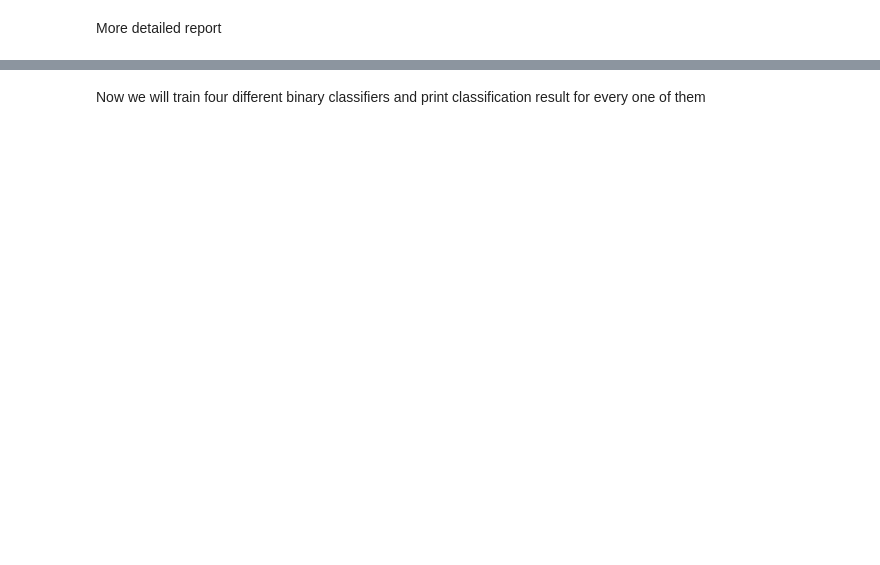
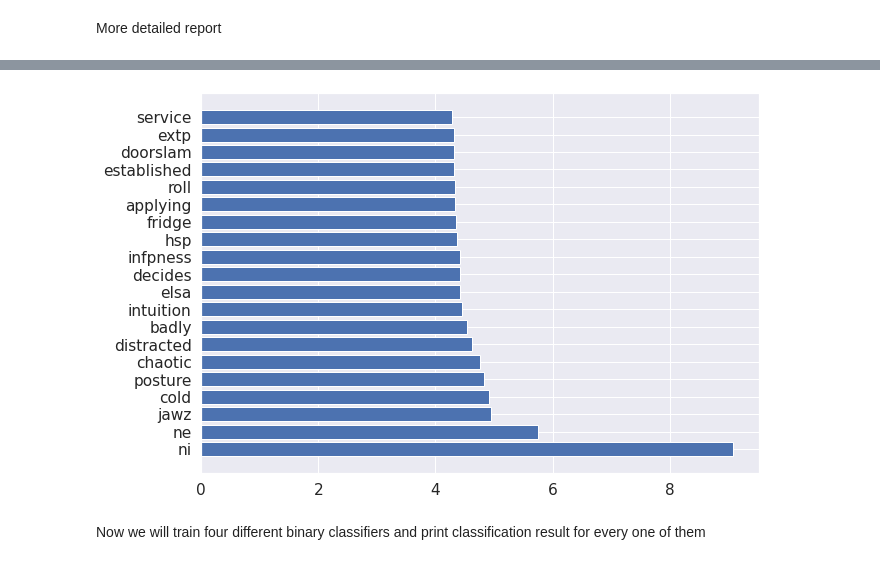
Before and after one commit to aoless/data-science-blog-post, a Jupyter notebook: Personality prediction.ipynb, the cells around one changed output, grey strips where cells are left out. Drawn from its saved outputs; the diff is of its cells as text; code cells hidden in the pictures; blank space fills up the shorter version.

```diff
--- a/Personality prediction.ipynb
+++ b/Personality prediction.ipynb
@@ -123,7 +179,8 @@ And also:
 * lowercase our text
 * as well as lemmatize every word
 # %%
-def lemmatize_text(text):
+def lemmatize_text(text: str):
+    """Applies lemmatisation to every word in given text"""
     lem = WordNetLemmatizer()
     text = text.split(" ")
     text = [lem.lemmatize(word) for word in text]
@@ -131,26 +188,19 @@ def lemmatize_text(text):
     return " ".join(text)
 
 def remove_stopwords(text, stopwords):
+    """Removes most given stopwords from text"""
     text = text.split(" ")
     return " ".join([word for word in text if word not in stopwords])
 
 def preprocess_text(text, stopwords):
+    """Applies a series of transformations on given text to normalize it"""
     text = re.sub(r'http\S+', '', text)  # remove url links
     text = re.sub("[^a-zA-Z]", " ", text)  # remove every non ascii character and digit
     text = text.lower()
     text = remove_stopwords(text, stopwords)
-    text = lemmatize_text(text)
 
     text = re.sub(' +', ' ', text)  # remove extra whitespaces
     return text
-
-def simple_processing(text, types):
-    text = re.sub(r'http\S+', '', text)  # remove url links
-    text = re.sub("[^a-zA-Z]", " ", text)  # remove every non ascii character and digit
-    text = text.lower()
-    text = remove_stopwords(text, types)
-
-    return text
 # %% [markdown]
 Let's see how does above function affects out text
 # %%
@@ -167,5 +223,4 @@ for idx in rnd_idx:
 It's a lot of text, but it looks much cleaner. Now we will apply this function and clean text for every row in posts column. This may took around minute or two.
 # %%
 data_df["preprocessed_posts"] = data_df["posts"].apply(lambda text: preprocess_text(text, my_stopwords))
-data_df["posts"] = data_df["posts"].apply(lambda text: simple_processing(text, personality_types))
 data_df
@@ -285,16 +378,20 @@ plot_coefficients(l_svc, cv.get_feature_names())
 # %%
 def feature_importances(coef, features_names, n_top=-1):
+    """Plots horizontal bar plot with n_top most significant features used in prediction"""
     coef, features_names = zip(*sorted(list(zip(coef, features_names))))
 
     # Show all features
     if n_top == -1:
         n_top = len(features_names)
 
+    plt.rcParams["figure.figsize"] = (10,7)
     plt.barh(range(n_top), coef[::-1][0:n_top], align='center')
     plt.yticks(range(n_top), features_names[::-1][0:n_top])
     plt.show()
 
 feature_importances(abs(l_svc.coef_[0]), cv.get_feature_names(), n_top=20)
+# %% [output]
+[figure, added]
 # %% [markdown]
 Now we will train four different binary classifiers and print classification result for every one of them
 # %%
```
Also changed, not shown: parts of 21 cells of this notebook.
